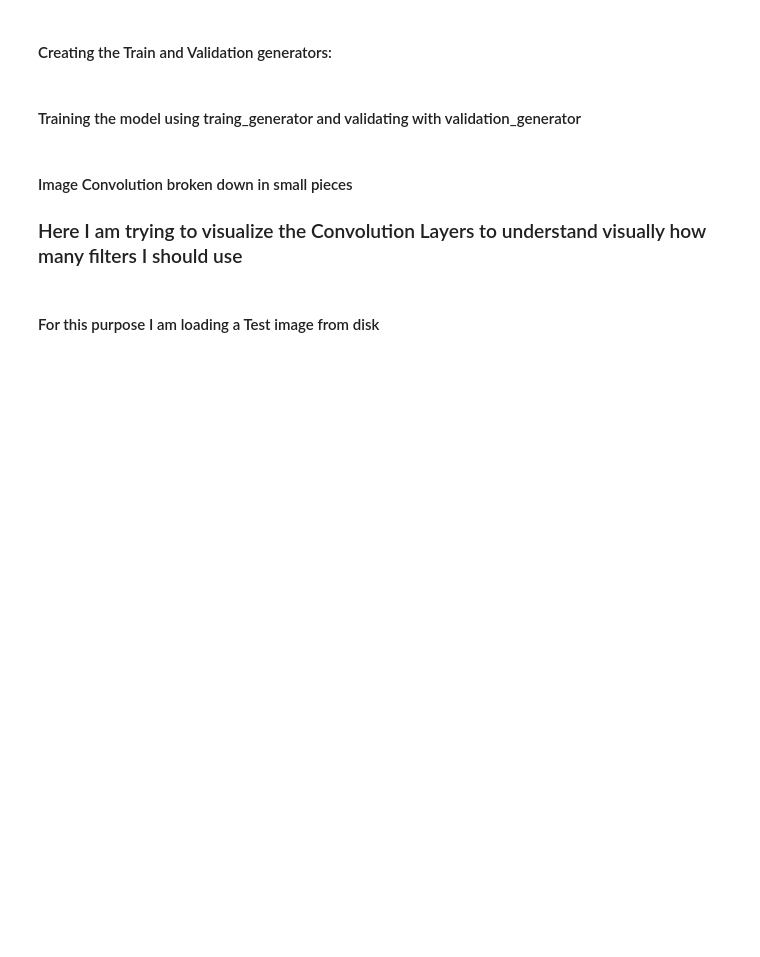
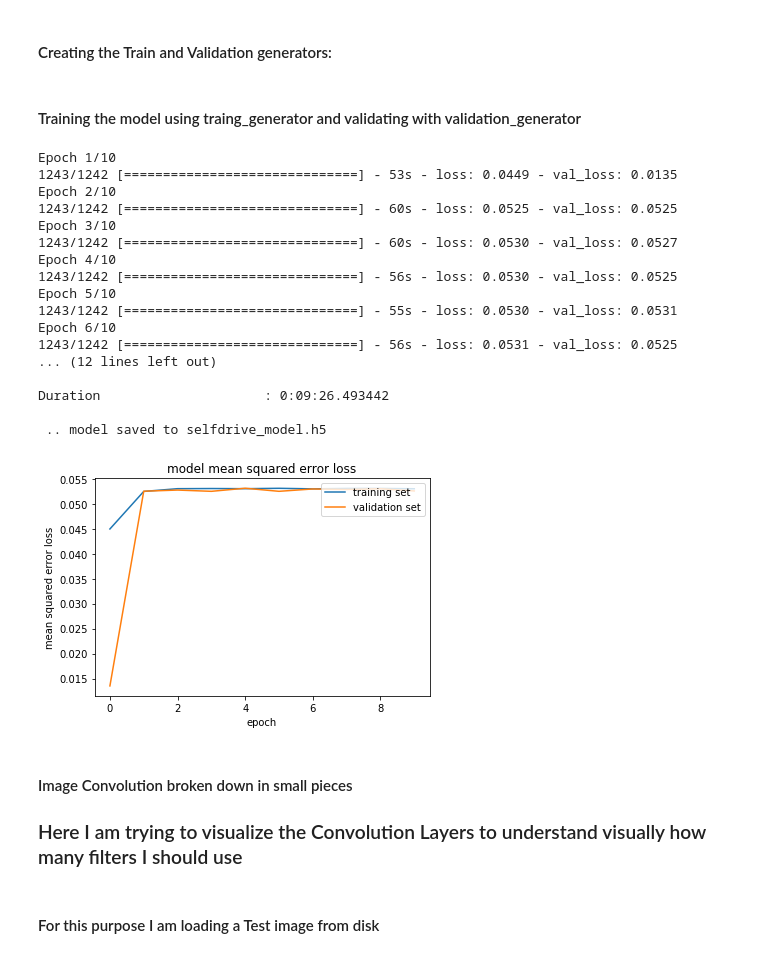
Before and after one commit to cristianku/CarND-Behavioral-Cloning-Project3, a Jupyter notebook: model.ipynb, the cells around one changed output. Drawn from its saved outputs; the diff is of its cells as text; code cells hidden in the pictures; blank space fills up the shorter version.

```diff
--- a/model.ipynb
+++ b/model.ipynb
@@ -58,7 +58,7 @@ resized_shape = 128
 batch_size = 128
 
 ### Defining the Queue loader chunk size
-queue_loader_chunk = 200 # batch_size(128) * 200 , = 25600 images
+queue_loader_chunk = 400 # batch_size(128) * 400 , = 51200 images
 # %% [markdown]
 ### Defining the two objects as images container:
 # %%
@@ -920,35 +920,54 @@ print('\nTotal number of train samples: {} ( shape {}x{})'.format(numper_of_trai
 print('\nBatch Size                   : {}'.format(batch_size))
 print('\nDuration                     : {}'.format(end_time - start_time))
 
 from keras.models import save_model
 
-save_model(model, "selfdrive_model.h5")
+save_model(model, "model.h5")
 print ( "  ")
-print ( " .. model saved to selfdrive_model.h5 ")
+print ( " .. model saved to model.h5 ")
 print ( "  ")
 
 
 ### print the keys contained in the history object
 # print(history_object.history.keys())
 
 import matplotlib.pyplot as plt
 # # # Visualizations will be shown in the notebook.
 %matplotlib inline
 
 ### plot the training and validation loss for each epoch
 plt.plot(history_object.history['loss'])
 plt.plot(history_object.history['val_loss'])
 plt.title('model mean squared error loss')
 plt.ylabel('mean squared error loss')
 plt.xlabel('epoch')
 plt.legend(['training set', 'validation set'], loc='upper right')
 plt.show()
 
 training_producer1.terminate()
 training_producer2.terminate()
 
 validation_producer1.terminate()
 validation_producer2.terminate()
+# %% [output]
+Epoch 1/10
+1243/1242 [==============================] - 53s - loss: 0.0449 - val_loss: 0.0135
+Epoch 2/10
+1243/1242 [==============================] - 60s - loss: 0.0525 - val_loss: 0.0525
+Epoch 3/10
+1243/1242 [==============================] - 60s - loss: 0.0530 - val_loss: 0.0527
+Epoch 4/10
+1243/1242 [==============================] - 56s - loss: 0.0530 - val_loss: 0.0525
+Epoch 5/10
+1243/1242 [==============================] - 55s - loss: 0.0530 - val_loss: 0.0531
+Epoch 6/10
+1243/1242 [==============================] - 56s - loss: 0.0531 - val_loss: 0.0525
+... (12 lines left out)
+
+Duration                     : 0:09:26.493442
+
+ .. model saved to selfdrive_model.h5
+[figure, added]
 # %%
 training_producer1.terminate()
 training_producer2.terminate()
```
Also changed, not shown: 1 other file.
